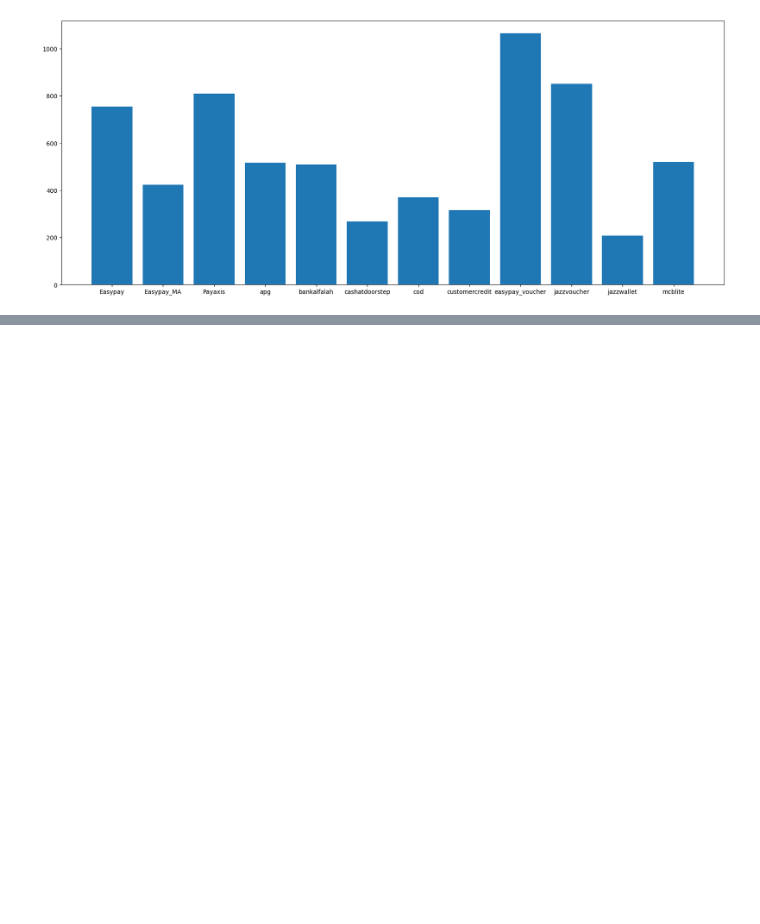
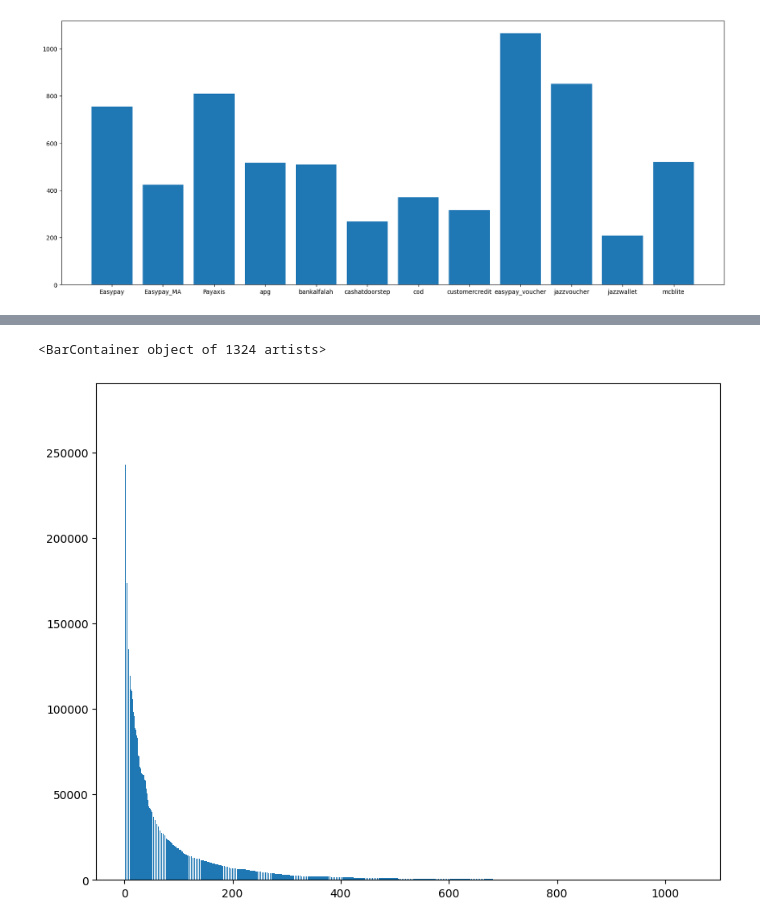
Before and after one commit to Farzinaayub/let-s_AI, a Jupyter notebook: da_ml_eval.ipynb, the cells around one changed output, grey strips where cells are left out. Drawn from its saved outputs; the diff is of its cells as text; code cells hidden in the pictures; blank space fills up the shorter version.

```diff
--- a/da_ml_eval.ipynb
+++ b/da_ml_eval.ipynb
@@ -371,0 +450,10 @@ plt.bar(df3['payment_method'],df3['value'])
+# %%
+df5['rank']=df5['value'].rank(method='dense',ascending=False)
+# %%
+df5 = df5.sort_values(by = 'rank',ascending=True)
+# %%
+plt.figure(figsize=(10,8))
+plt.bar(df5['rank'],df5['value'])
+# %% [output]
+<BarContainer object of 1324 artists>
+[figure, added]
```
Also changed, not shown: parts of 30 cells of this notebook.
